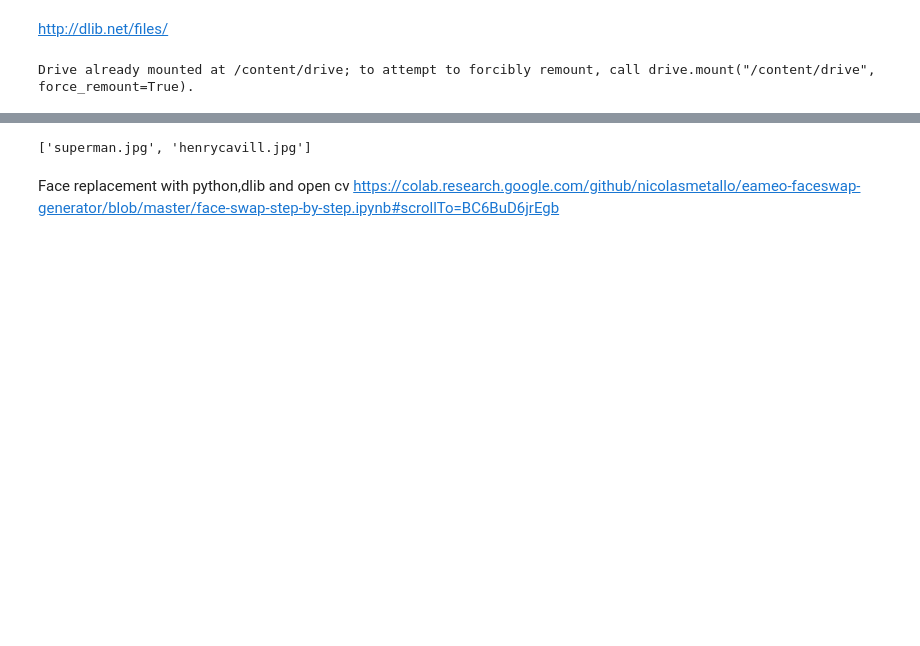
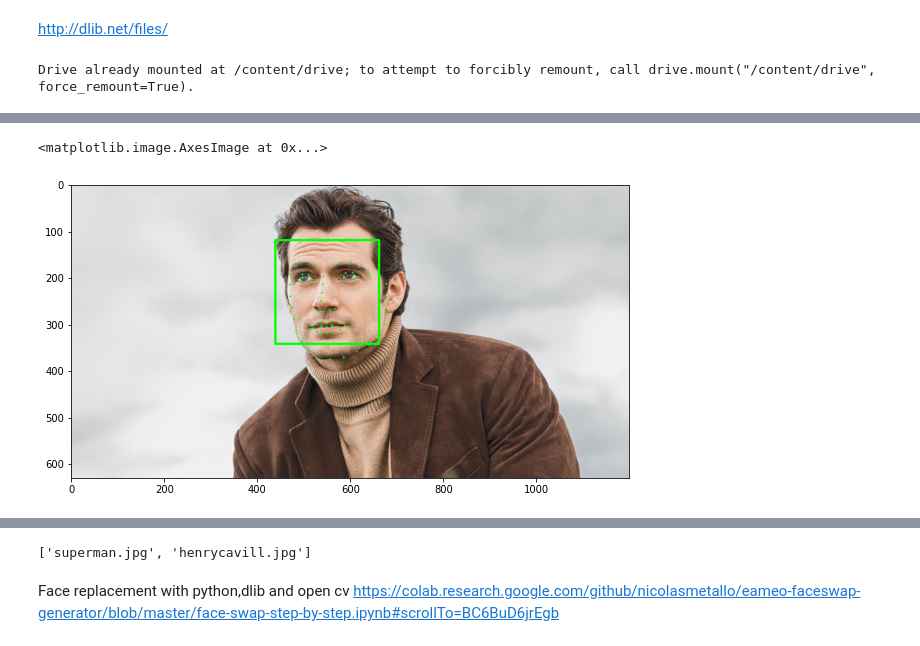
Before and after one commit to Ashishkr108/Learning-Path, a Jupyter notebook: face_recognition_dlib_raw.ipynb, the cells around one changed output, grey strips where cells are left out. Drawn from its saved outputs; the diff is of its cells as text; code cells hidden in the pictures; blank space fills up the shorter version.

```diff
--- a/face_recognition_dlib_raw.ipynb
+++ b/face_recognition_dlib_raw.ipynb
@@ -76,0 +95,6 @@ d = face_detector(image, 1)
+# %%
+plt.figure(figsize = (10,15))
+plt.imshow(imTemp)
+# %% [output]
+<matplotlib.image.AxesImage at 0x...>
+[figure, added]
```
Also changed, not shown: parts of 21 cells of this notebook.
